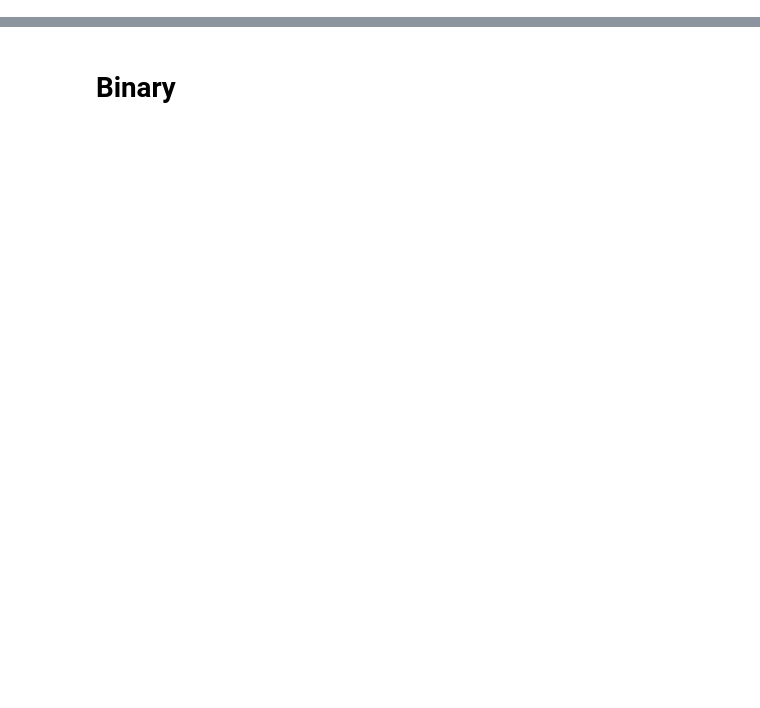
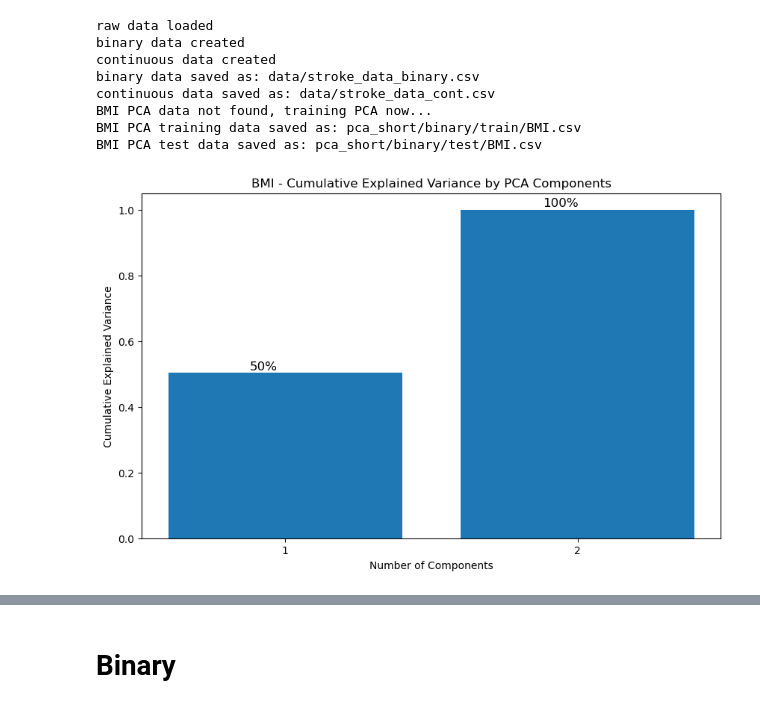
Before and after one commit to yangmeng96/sna, a Jupyter notebook: run_clf.ipynb, the cells around one changed output, grey strips where cells are left out. Saved outputs shown, nothing was run; the diff lists cells and outputs as text; code cells hidden in the pictures; blank space fills up the shorter version.

```diff
--- a/run_clf.ipynb
+++ b/run_clf.ipynb
@@ -1,77 +1,63 @@
 # %%
 import pandas as pd
 from sklearn.model_selection import train_test_split
 
 from preprocessing import preprocessing
 from pca import pca_load
 from pca_all import pca_load_all
 from baseline import baseline
 from lr import LR
 from rf import RF
 
 # short code or full code
-#filename = "main_dataset_final_3"
-filename = "main_dataset_final_3_full_icd10"
-#preprocessing(filename)
+code_type = "short"
+#code_type = "full"
+
+if code_type == "short":
+    filename = "main_dataset_final_3"
+elif code_type == "full":
+    filename = "main_dataset_final_3_full_icd10"
+
+preprocessing(filename)
 
 # binary or continuous
 datatype = "binary"
 # datatype = "cont"
-#X = pd.read_csv("data/stroke_data_" + datatype + ".csv")
-X = pd.read_csv("data/stroke_data_" + datatype + "full.csv")
+filename_add = int(code_type == "full")
+X = pd.read_csv("data/stroke_data_" + datatype + filename_add*"_full" + ".csv")
 X.dropna(inplace=True)
 X_train, X_test = train_test_split(X, test_size=0.2, random_state=42)
 
 disease_mapping = {
-    "BMI": ['Z68','E65','E66','E67','E68'],
-    #"BMI": ['E65','E66'],
+    #"BMI": ['Z68','E65','E66','E67','E68'],
+    "BMI": ['E65','E66'],
     "blood_lipids": ['E78'],
     "blood_glucose": ['E10','E11'],
-    "hypertensive": ['I10','I11','I12','I13','I14','I15','I16'],
-    #"hypertensive": ['I10','I11','I12','I13','I15','I16'],
+#     "hypertensive": ['I10','I11','I12','I13','I14','I15','I16'],
+    "hypertensive": ['I10','I11','I12','I13','I15','I16'],
     "nicotine":['F17','Z72'],
     "alcohol":['F10']
 }
 
-# If we use short data with the first three characters.
+# pca vs. baseline
+train, test = pca_load(datatype, disease_mapping, X_train, X_test, code_type, pc0_only=True)
+# X_train, X_test = pca_load_all(datatype, X_train, X_test)
+max_train, max_test = baseline(datatype, disease_mapping, "max", X_train, X_test)
+sum_train, sum_test = baseline(datatype, disease_mapping, "sum", X_train, X_test)
 
-# disease_mapping = {
-#     #"BMI": ['Z68','E65','E66','E67','E68'],
-#     "blood_lipids": ['E78'],
-#     "blood_glucose": ['E10','E11'],
-#     #"hypertensive": ['I10','I11','I12','I13','I14','I15','I16'],
-#     "hypertensive": ['I10','I11','I12','I13','I15','I16'],
-#     "nicotine":['F17','Z72'],
-#     "alcohol":['F10']
-# }
-
-# If we use full code data.
-###
-reverse_mapping = {}
-for category, codes in disease_mapping.items():
-    for code in codes:
-        reverse_mapping[code] = category
+print(X_train.shape, X_test.shape)
 
 
-columns_by_category = {category: [] for category in disease_mapping}
-
-for column in X_train.columns:
-
-    for code in reverse_mapping.keys():
-        if column.startswith(code):
-            category = reverse_mapping[code]
-            columns_by_category[category].append(column)
-            break
-
-disease_mapping = columns_by_category
-for category, columns in columns_by_category.items():
-    print(f"Category '{category}' has columns: {columns}")
-###
-
-# pca vs. baseline
-train, test = pca_load(datatype, disease_mapping, X_train, X_test)
-# train, test = pca_load_all(datatype, X_train, X_test)
-base_train, base_test = baseline(datatype, disease_mapping, X_train, X_test)
-
 print(train.shape, test.shape)
-print(base_train.shape, base_test.shape)
+print(max_train.shape, max_test.shape)
+print(sum_train.shape, sum_test.shape)
+# %% [output]
+raw data loaded
+binary data created
+continuous data created
+binary data saved as: data/stroke_data_binary.csv
+continuous data saved as: data/stroke_data_cont.csv
+BMI PCA data not found, training PCA now...
+BMI PCA training data saved as: pca_short/binary/train/BMI.csv
+BMI PCA test data saved as: pca_short/binary/test/BMI.csv
+[figure, added]
```
Also changed, not shown: parts of 7 cells of this notebook.
